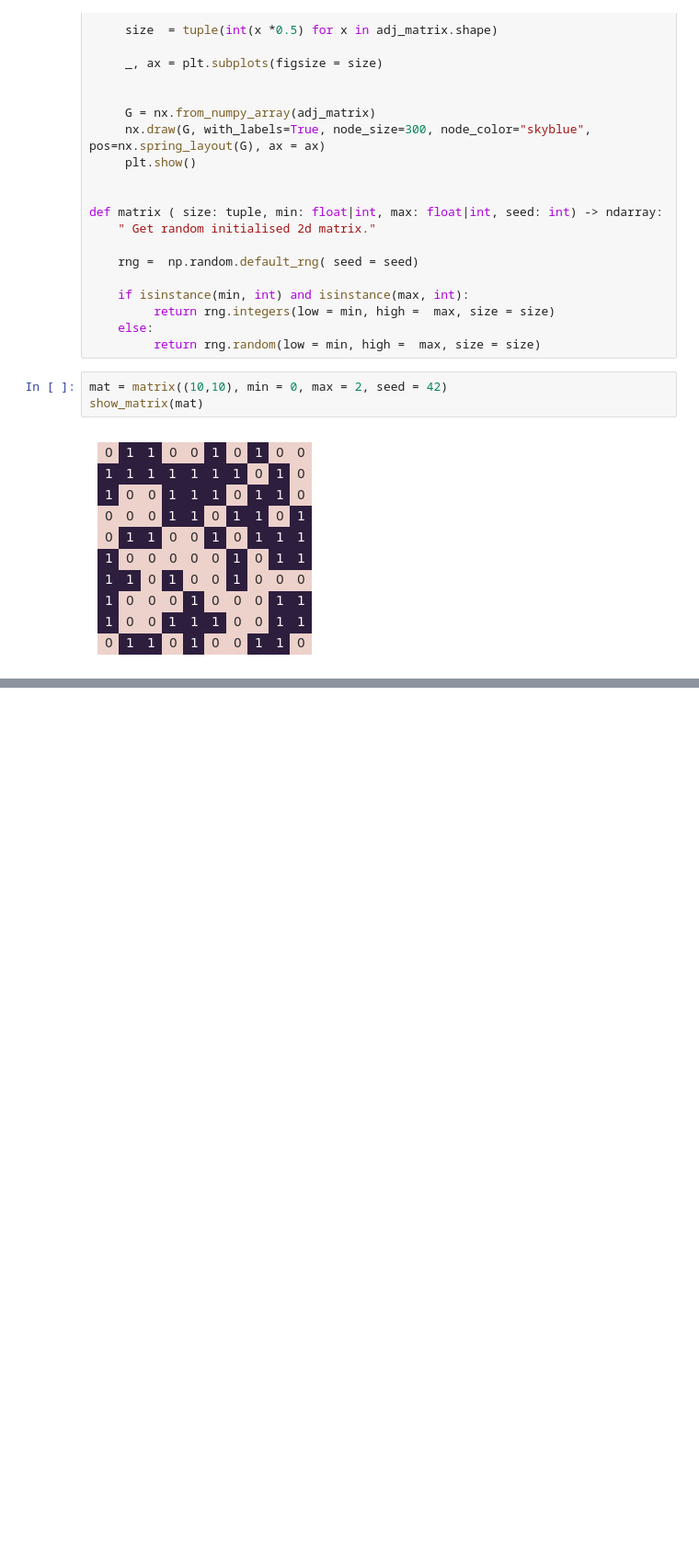
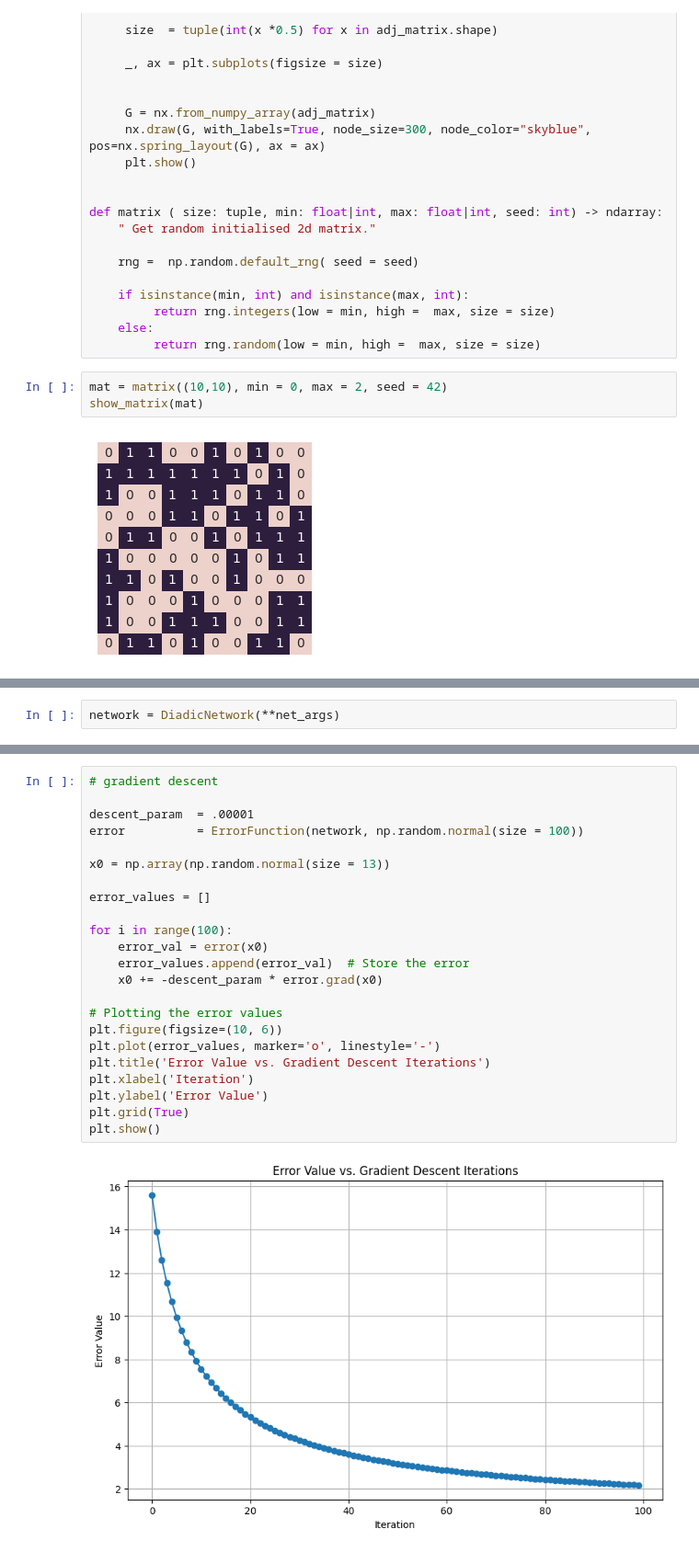
Before and after one commit to VitaIll/graph_neural_net_lib, a Jupyter notebook: diadicNet/test_notebook.ipynb, the cells around one changed output, grey strips where cells are left out. Shown: that part at 92% size. Saved outputs shown, nothing was run; the diff lists cells and outputs as text; blank space fills up the shorter version.

```diff
--- a/diadicNet/test_notebook.ipynb
+++ b/diadicNet/test_notebook.ipynb
@@ -134,0 +147,2 @@ net_params = {'hidden_params': hidden_params, 'output_params': output_params}
+# %%
+network = DiadicNetwork(**net_args)
@@ -134,0 +175,25 @@ net_params = {'hidden_params': hidden_params, 'output_params': output_params}
+# %%
+# gradient descent
+
+descent_param  = .00001
+error          = ErrorFunction(network, np.random.normal(size = 100))
+
+x0 = np.array(np.random.normal(size = 13))
+
+error_values = []
+
+for i in range(100):
+    error_val = error(x0)
+    error_values.append(error_val)  # Store the error
+    x0 += -descent_param * error.grad(x0)
+
+# Plotting the error values
+plt.figure(figsize=(10, 6))
+plt.plot(error_values, marker='o', linestyle='-')
+plt.title('Error Value vs. Gradient Descent Iterations')
+plt.xlabel('Iteration')
+plt.ylabel('Error Value')
+plt.grid(True)
+plt.show()
+# %% [output]
+[figure, added]
```
Also changed, not shown: parts of 23 cells of this notebook, 5 other files.
